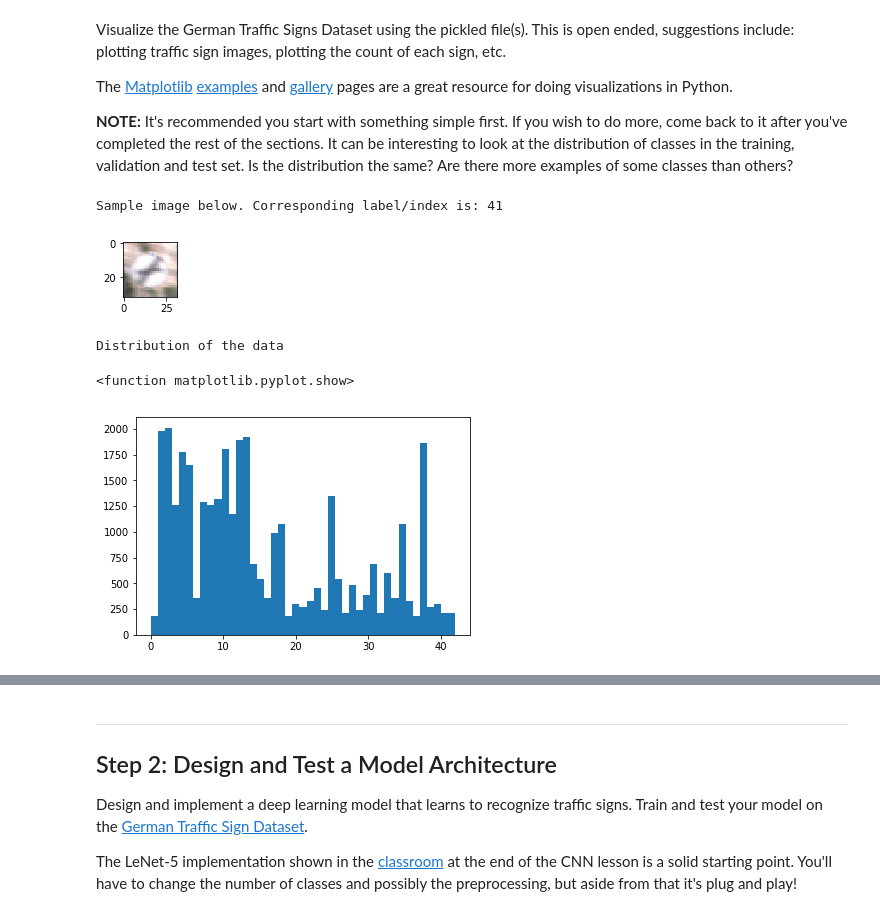
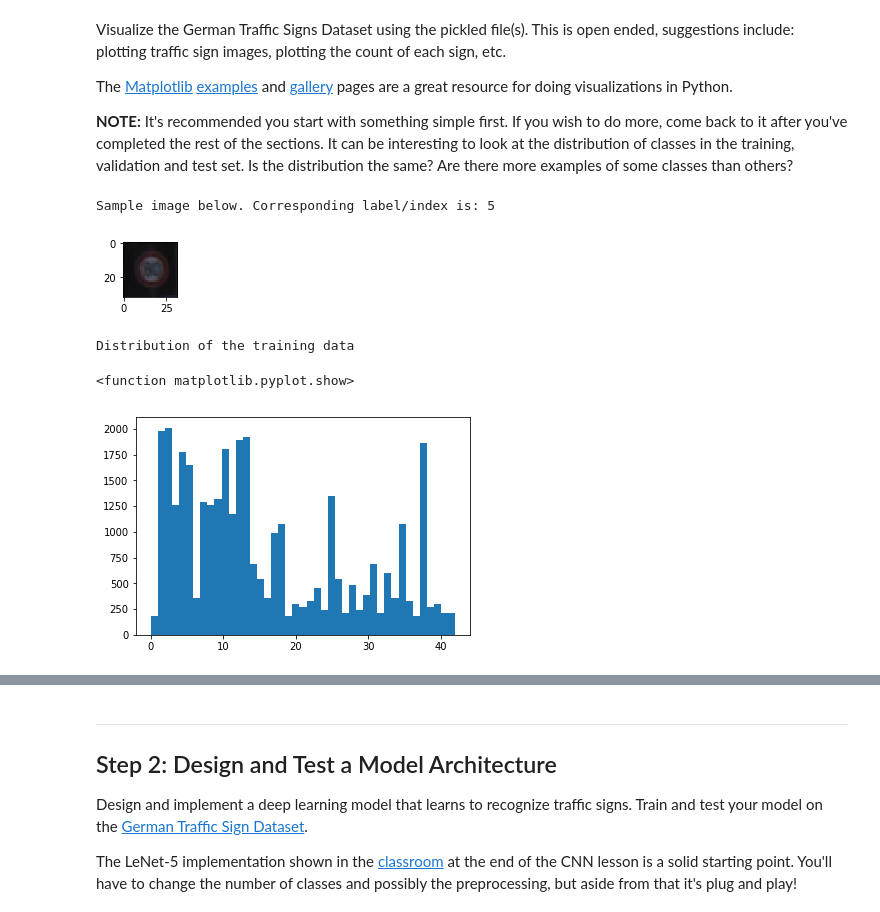
Before and after one commit to mariusbjansen/CarND-Traffic-Sign-Classifier-Project, a Jupyter notebook: Traffic_Sign_Classifier.ipynb, the cells around one changed output, grey strips where cells are left out. Drawn from its saved outputs; the diff is of its cells as text; code cells hidden in the pictures.

```diff
--- a/Traffic_Sign_Classifier.ipynb
+++ b/Traffic_Sign_Classifier.ipynb
@@ -123,25 +123,25 @@ The [Matplotlib](http://matplotlib.org/) [examples](http://matplotlib.org/exampl
 # %%
 ### Data exploration visualization code goes here.
 ### Feel free to use as many code cells as needed.
 import random
 import matplotlib.pyplot as plt
 # Visualizations will be shown in the notebook.
 %matplotlib inline
 
-index = 42 #random.randint(0,len(X_train))
+index = random.randint(0,len(X_train))
 image = X_train[index].squeeze()
 
 plt.figure(figsize=(1,1))
 plt.imshow(image)
 print("Sample image below. Corresponding label/index is:", y_train[index])
 # %% [output]
-Sample image below. Corresponding label/index is: 41
+Sample image below. Corresponding label/index is: 5
-[figure, old version]
+[figure, new version]
 # %%
-print("\nDistribution of the data")
+print("\nDistribution of the training data")
 y, x, _ = plt.hist(y_train, bins=n_classes)
 plt.show
 # %% [output]
-Distribution of the data
+Distribution of the training data
 <function matplotlib.pyplot.show>
 [figure]
```
Also changed, not shown: parts of 16 cells of this notebook, 5 other files.
